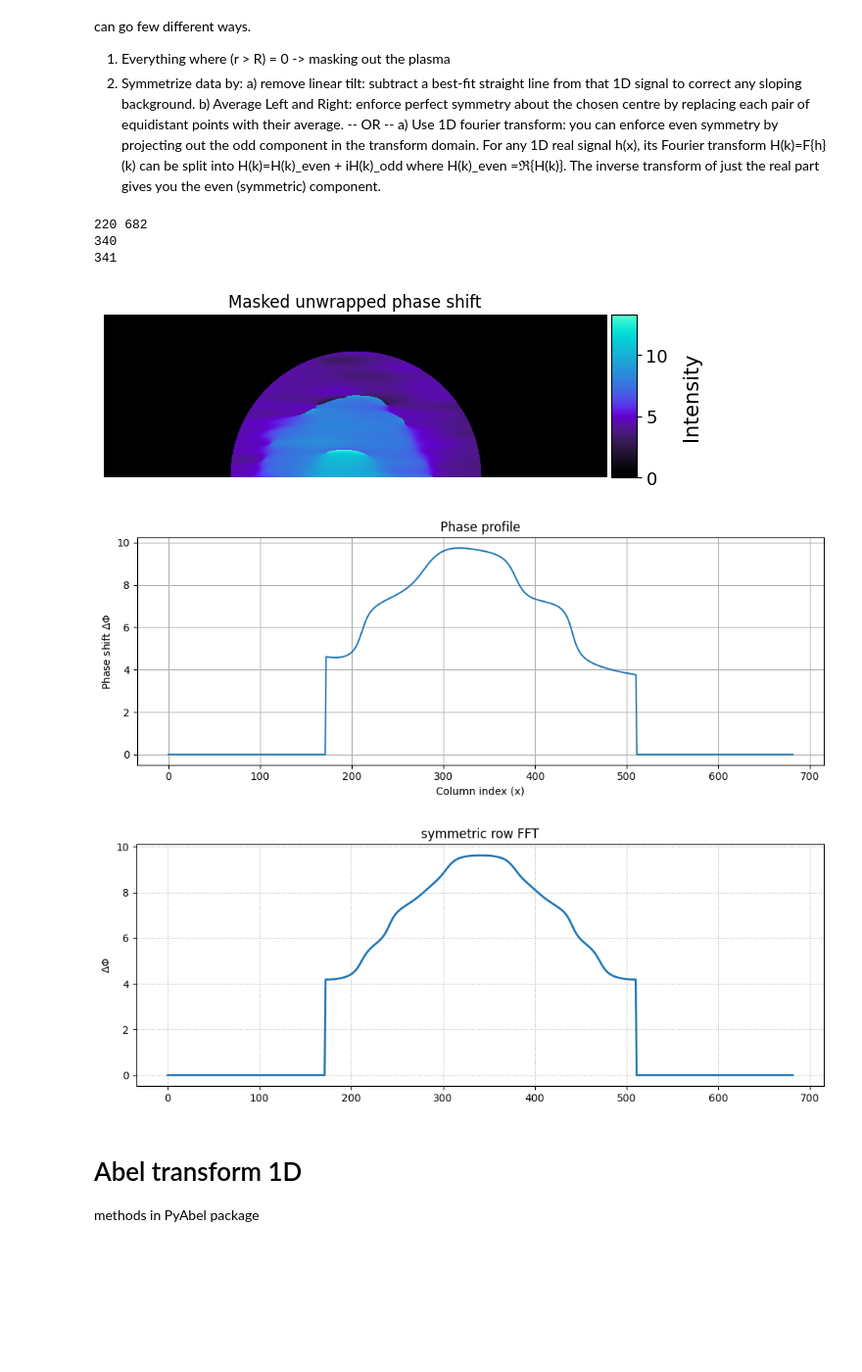
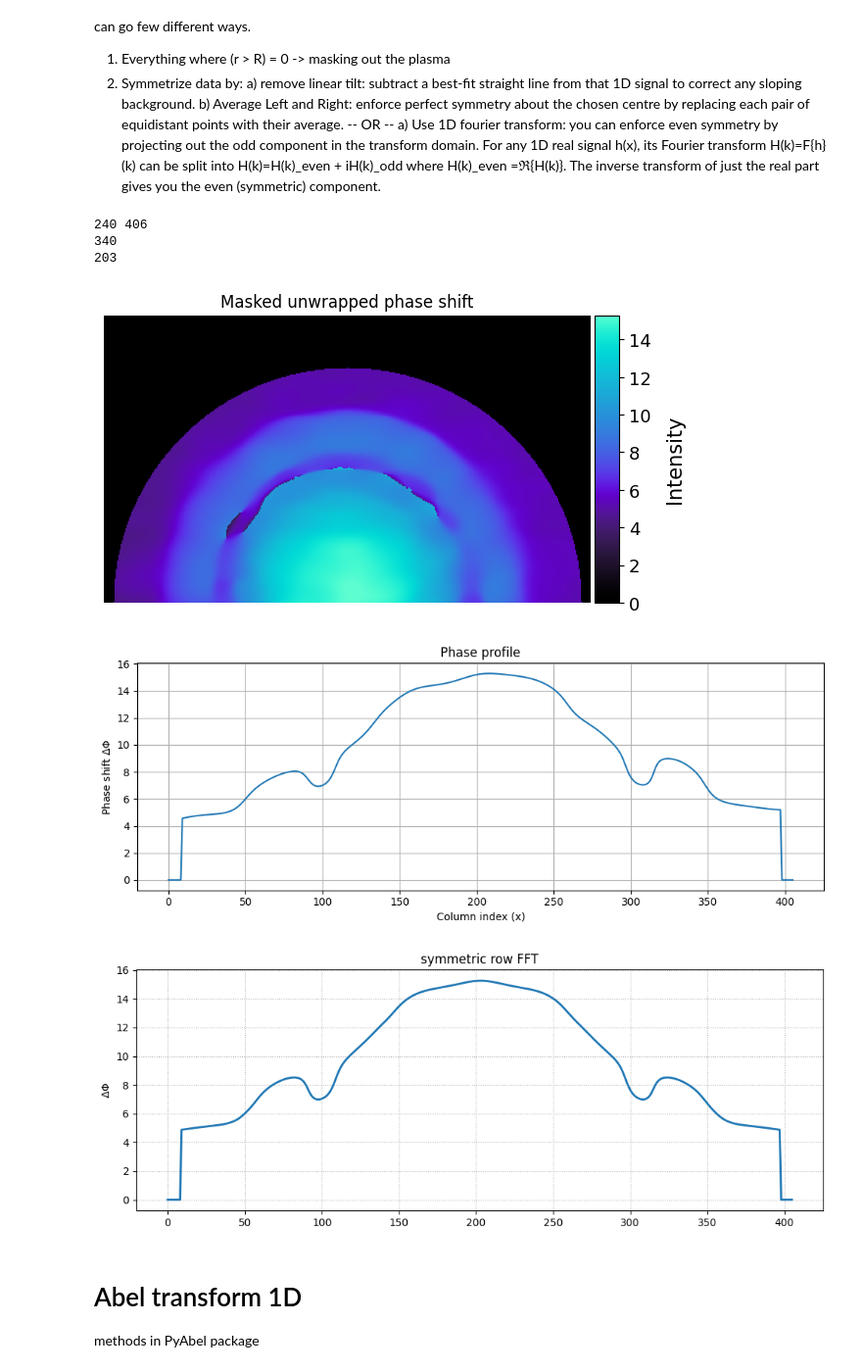
Before and after one commit to josef-codes/Abel-inversion, a Jupyter notebook: src/Phase_shift_extraction_automated.ipynb, the cells around one changed output. Shown at 98% size. Cells and saved outputs as stored; diff of their text form; code cells hidden in the pictures; blank space fills up the shorter version.

```diff
--- a/src/Phase_shift_extraction_automated.ipynb
+++ b/src/Phase_shift_extraction_automated.ipynb
@@ -67,16 +67,16 @@ print("--- Files ---")
 # path_img_files = os.path.join(path4, folders4[1])
 # path_ref_files = os.path.join(path, folders[1], folders2[1], folders3[9])
 
-path_img_files = constants.dir_1064_H6_1
-path_ref_files = constants.dir_1064_x4_H6
+path_img_files = constants.dir_1064_H6_3
+path_ref_files = constants.dir_1064_x2_H6
 
 files_img = global_utils.get_file_names(path_img_files)
 files_img = global_utils.filter_by_M_exact(
     files_img,
-    exact = 5
+    exact = 6
 )
 print(files_img)
-img_path = os.path.join(path_img_files, files_img[19]) #
+img_path = os.path.join(path_img_files, files_img[6]) #
 files_ref = global_utils.get_file_names(path_ref_files)
 ref_path = os.path.join(path_ref_files, files_ref[1]) #
 
@@ -131,7 +136,7 @@ print((l + r) // 2)
 print(l,r)
 # crop
 sx = (l + r) // 2
-wid = r - l - 40 # r - l - #px
+wid = r - l - 20 # r - l - #px
 print(wid)
 hei = img.shape[0]
 crop_img = functions_image_crop.crop_from_center(img, sx, wid, hei)
@@ -198,7 +203,7 @@ rows, cols = padded_img.shape
 a = 100 # x-axis mask
 b = spectr_peak_distance # y-axis mask
 inner_radius_mask = 3 # mask out middle
-mask_sigma = 1 # smooth out filtration mask
+mask_sigma = 5 # smooth out filtration mask
 ####
 maskino_spectrino = functions_phase_shift.create_ellipse_mask(
         shape=(rows, cols),
@@ -267,7 +272,7 @@ fig = global_functions_im.plot_image(phase_shift, title='Phase shift', cmap='win
 3. Mask the phase unwrapped image
 # %%
 ## --- CROP base ---
-base_crop = 35
+base_crop = 15
 phase_shift_crop = functions_phase_shift.crop_img_base(phase_shift, base_crop)
 fig = global_functions_im.plot_image(phase_shift_crop, title='Phase shift no base', cmap='winter',colorbar_label='$\Delta\Phi$') # arctic
 ## --- Phase UNWRAP with step function algorithms ---
@@ -300,44 +305,44 @@ a) Use 1D fourier transform: you can enforce even symmetry by projecting out the
 # %%
 ## --- 1. Mask plasma ---
 rows, cols = image_unwrapped.shape
-mask_radius = 170
+mask_radius = 195
 # y0 at the last row (base of the image), x0 at the horizontal midpoint
 center_x = 340
 y0 = rows - 1
 x0 = cols // 2 # middle of an image
 print(rows, cols)
 print(center_x)
 print(x0)
 semicircle_mask = functions_abel.make_semicircle_mask((rows, cols),
                          center = (y0, x0),
                          radius =  mask_radius,
                          smooth_sigma = None)
 masked_plasma = image_unwrapped * semicircle_mask
 global_functions_im.plot_image(masked_plasma, title='Masked unwrapped phase shift', cmap=cmr.cosmic)
 
 ## --- 2. Symmetrization ---
 row = y0 - 5
 utils.plot_image_row(masked_plasma, row= row, title="Phase profile")
 
 ## --- (A) 1D fourier transform ---
 symmetric_row_FFT = functions_abel.symmetrize_via_fft(masked_plasma[row, :])
 utils.plot_1d_profile(symmetric_row_FFT,title='symmetric row FFT',xlabel='',ylabel='$\Delta\Phi$')
 
 ## --- (B) Remove linear tilt, average left and right  ---
 # remove_tilt = functions_abel.remove_linear_tilt(masked_plasma[row, :])
 # utils.plot_intensity(remove_tilt)
 # symmetric_row = functions_abel.symmetrize_profile(
 #        remove_tilt,
 #        side = "both"
 # )
 # utils.plot_intensity(symmetric_row)
 # %% [output]
-220 682
+240 406
 340
-341
+203
-[figure, old version]
+[figure, new version]
-[figure, old version]
+[figure, new version]
-[figure, old version]
+[figure, new version]
 # %% [markdown]
 # Abel transform 1D
 methods in PyAbel package
```
Also changed, not shown: parts of 13 cells of this notebook, 2 other files.
